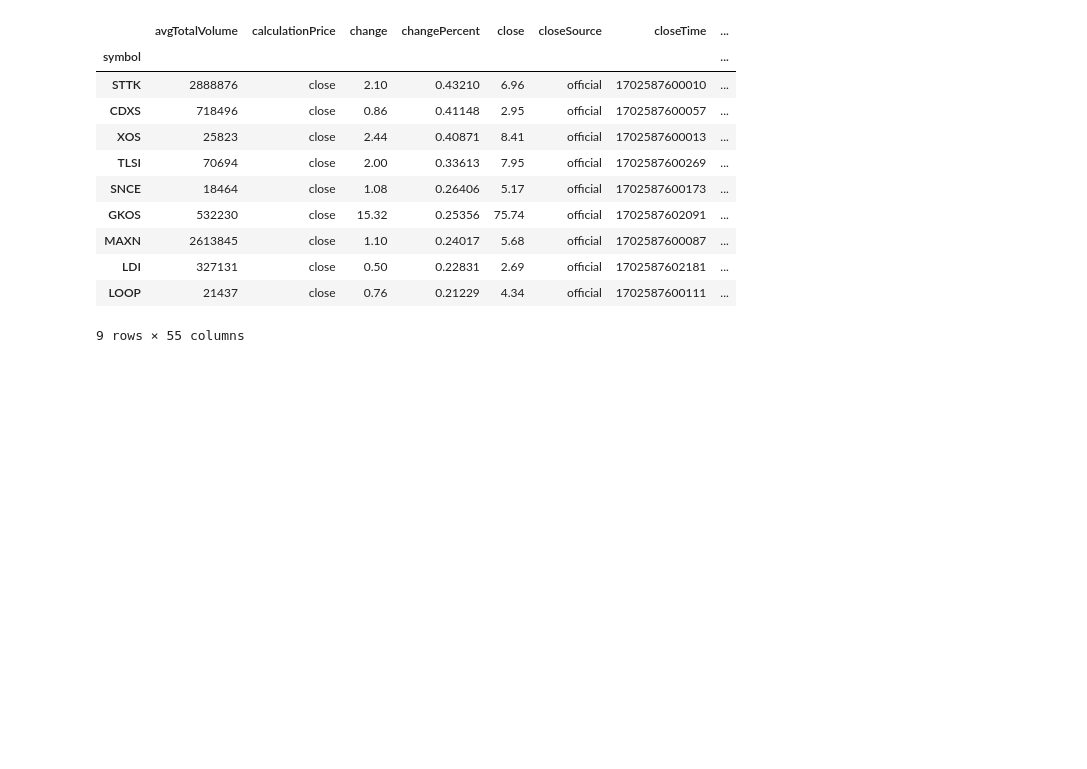
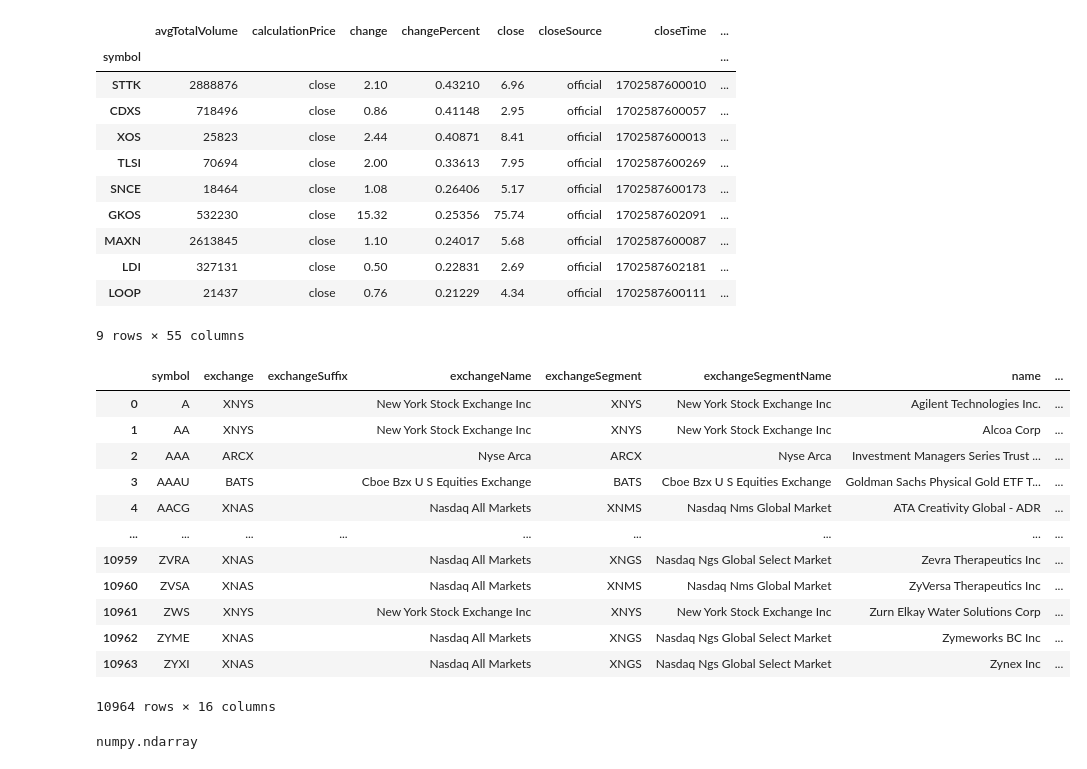
Before and after one commit to Streaming-DE-Project-Collab/market-data-stream-pipeline, a Jupyter notebook: iex-api-test.ipynb, the cells around one changed output. Drawn from its saved outputs; the diff is of its cells as text; code cells hidden in the pictures; blank space fills up the shorter version.

```diff
--- a/iex-api-test.ipynb
+++ b/iex-api-test.ipynb
@@ -255,3 +255,26 @@ get_market_gainers()
 | LDI | 327131 | close | 0.50 | 0.22831 | 2.69 | official | 1702587602181 | ... |
 | LOOP | 21437 | close | 0.76 | 0.21229 | 4.34 | official | 1702587600111 | ... |
 9 rows × 55 columns
+# %%
+from iexfinance.refdata import get_symbols
+symbols = get_symbols()
+# %%
+symbols
+# %% [output]
+|  | symbol | exchange | exchangeSuffix | exchangeName | exchangeSegment | exchangeSegmentName | name | ... |
+| 0 | A | XNYS |  | New York Stock Exchange Inc | XNYS | New York Stock Exchange Inc | Agilent Technologies Inc. | ... |
+| 1 | AA | XNYS |  | New York Stock Exchange Inc | XNYS | New York Stock Exchange Inc | Alcoa Corp | ... |
+| 2 | AAA | ARCX |  | Nyse Arca | ARCX | Nyse Arca | Investment Managers Series Trust ... | ... |
+| 3 | AAAU | BATS |  | Cboe Bzx U S Equities Exchange | BATS | Cboe Bzx U S Equities Exchange | Goldman Sachs Physical Gold ETF T... | ... |
+| 4 | AACG | XNAS |  | Nasdaq All Markets | XNMS | Nasdaq Nms Global Market | ATA Creativity Global - ADR | ... |
+| ... | ... | ... | ... | ... | ... | ... | ... | ... |
+| 10959 | ZVRA | XNAS |  | Nasdaq All Markets | XNGS | Nasdaq Ngs Global Select Market | Zevra Therapeutics Inc | ... |
+| 10960 | ZVSA | XNAS |  | Nasdaq All Markets | XNMS | Nasdaq Nms Global Market | ZyVersa Therapeutics Inc | ... |
+| 10961 | ZWS | XNYS |  | New York Stock Exchange Inc | XNYS | New York Stock Exchange Inc | Zurn Elkay Water Solutions Corp | ... |
+| 10962 | ZYME | XNAS |  | Nasdaq All Markets | XNGS | Nasdaq Ngs Global Select Market | Zymeworks BC Inc | ... |
+| 10963 | ZYXI | XNAS |  | Nasdaq All Markets | XNGS | Nasdaq Ngs Global Select Market | Zynex Inc | ... |
+10964 rows × 16 columns
+# %%
+type(symbols['symbol'].unique())
+# %% [output]
+numpy.ndarray
```
Also changed, not shown: 10 other files.
